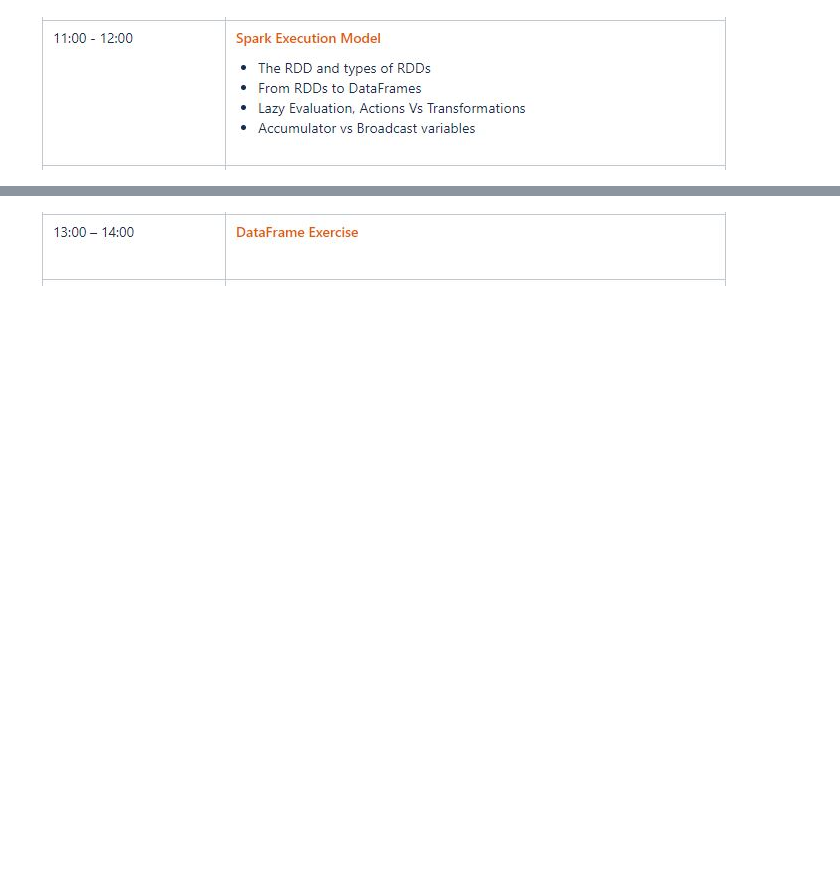
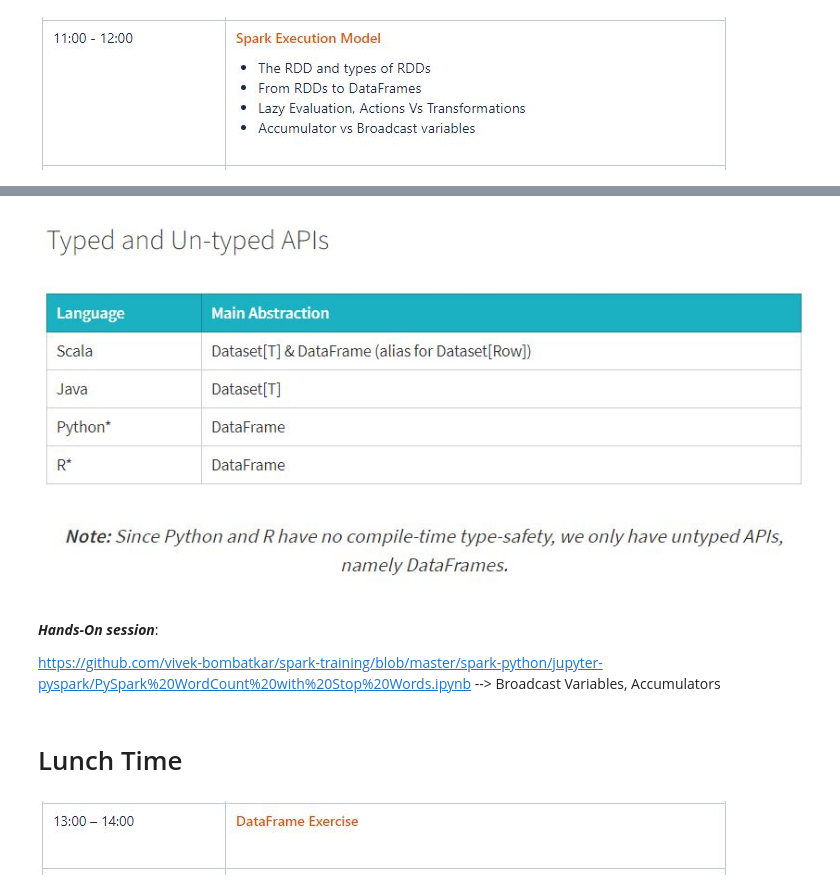
Before and after one commit to vivek-bombatkar/PySpark-2-Day-Bootcamp-Workshop, a Jupyter notebook: PySpark_Bootcamp_Day_1.ipynb, the cells around one changed output, grey strips where cells are left out. Saved outputs shown, nothing was run; the diff lists cells and outputs as text; code cells hidden in the pictures; blank space fills up the shorter version.

```diff
--- a/PySpark_Bootcamp_Day_1.ipynb
+++ b/PySpark_Bootcamp_Day_1.ipynb
@@ -54,3 +144,13 @@ Image(url="http://training.databricks.com/databricks_guide/gentle_introduction/t
+# %%
+Image(filename= "pics/d1_df_2.JPG")
+# %% [output]
+[figure, added]
+# %% [markdown]
+***Hands-On session***:
+
+https://github.com/vivek-bombatkar/spark-training/blob/master/spark-python/jupyter-pyspark/PySpark%20WordCount%20with%20Stop%20Words.ipynb  --> Broadcast Variables, Accumulators
+# %% [markdown]
+# Lunch Time
 # %%
 Image(filename = "pics/d1_4.JPG")
 # %% [output]
```
Also changed, not shown: parts of 33 cells of this notebook, 5 other files.
